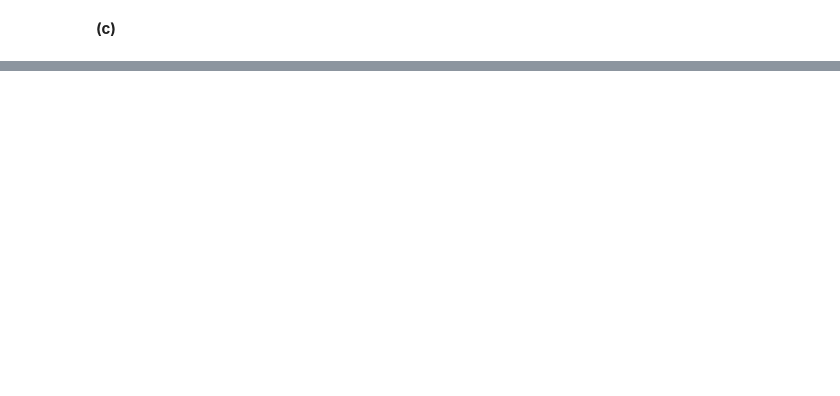
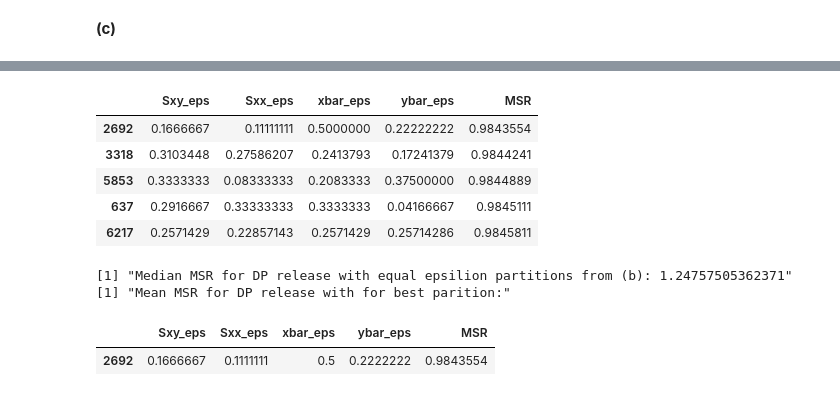
Before and after one commit to bhavenp/cs208, a Jupyter notebook: homework/HW2/HW2_Bhaven_Patel.ipynb, the cells around one changed output, grey strips where cells are left out. Saved outputs shown, nothing was run; the diff lists cells and outputs as text; code cells hidden in the pictures; blank space fills up the shorter version.

```diff
--- a/homework/HW2/HW2_Bhaven_Patel.ipynb
+++ b/homework/HW2/HW2_Bhaven_Patel.ipynb
@@ -307,0 +327,58 @@ p_rmse #show plot
+# %%
+set.seed(24); #set the seed for reproducible results
+
+#get a single dataset to test on
+x_data = sample_poisson(num_draws = n);
+y_data = alpha*x_data + beta + rnorm(n=n, mean=0, sd=sigma);
+
+num_sim = 10;
+
+#create matrix to hold epsilon partitions and MSR for DP-releases
+partition_res = matrix(NA, nrow=nrow(eps_combos_to_test_norm), ncol=5);
+
+#go through each epsilon partition I calculated
+for(i in 1:nrow(eps_combos_to_test_norm)){
+    epsilon_parts = list(Sxy=eps_combos_to_test_norm[i,1], Sxx=eps_combos_to_test_norm[i,2],
+                         xbar=eps_combos_to_test_norm[i,3], ybar=eps_combos_to_test_norm[i,4]);
+    msr_vec = c();
+    for(j in 1:num_sim){
+        #get regression release beta and alpha
+        reg_release <- regressionRelease(y_data, x_data, ylower=y_lower, yupper=y_upper,
+                                     xlower=x_lower, xupper=x_upper, epsilon_parts=epsilon_parts);
+
+        #calculate y for each x point in dataset using regression release statistics
+        y_dp <- reg_release$dp_beta * x_data + reg_release$dp_alpha;
+
+        #calculate RMSE for the DP release stats
+        msr_dp = sum( (y_dp - y_data)**2 ) / length(y_data);
+        msr_vec = c(msr_vec, msr_dp);
+    }
+
+    partition_res[i,] <- c( as.numeric(eps_combos_to_test_norm[i, ]), mean(msr_dp) ); #put partition values and mean of MSR values with these partition values into the matrix
+}
+
+#convert the results to a data frame
+partition_res_df = as.data.frame(partition_res);
+# %%
+#give columns names
+colnames(partition_res_df) <- c("Sxy_eps", "Sxx_eps", "xbar_eps", "ybar_eps", "MSR");
+#sort based on MSR
+partition_res_df <- partition_res_df[order(partition_res_df$MSR), ];
+partition_res_df[1:5, ]
+# %% [output]
+|  | Sxy_eps | Sxx_eps | xbar_eps | ybar_eps | MSR |
+| 2692 | 0.1666667 | 0.11111111 | 0.5000000 | 0.22222222 | 0.9843554 |
+| 3318 | 0.3103448 | 0.27586207 | 0.2413793 | 0.17241379 | 0.9844241 |
+| 5853 | 0.3333333 | 0.08333333 | 0.2083333 | 0.37500000 | 0.9844889 |
+| 637 | 0.2916667 | 0.33333333 | 0.3333333 | 0.04166667 | 0.9845111 |
+| 6217 | 0.2571429 | 0.22857143 | 0.2571429 | 0.25714286 | 0.9845811 |
+# %%
+median_msr <- median(final_results$MSE_DP);
+print(paste("Median MSR for DP release with equal epsilion partitions from (b):", median_msr) );
+print("Mean MSR for DP release with for best parition:");
+partition_res_df[1,]
+# %% [output]
+[1] "Median MSR for DP release with equal epsilion partitions from (b): 1.24757505362371"
+[1] "Mean MSR for DP release with for best parition:"
+|  | Sxy_eps | Sxx_eps | xbar_eps | ybar_eps | MSR |
+| 2692 | 0.1666667 | 0.1111111 | 0.5 | 0.2222222 | 0.9843554 |
```
Also changed, not shown: parts of 7 cells of this notebook.
